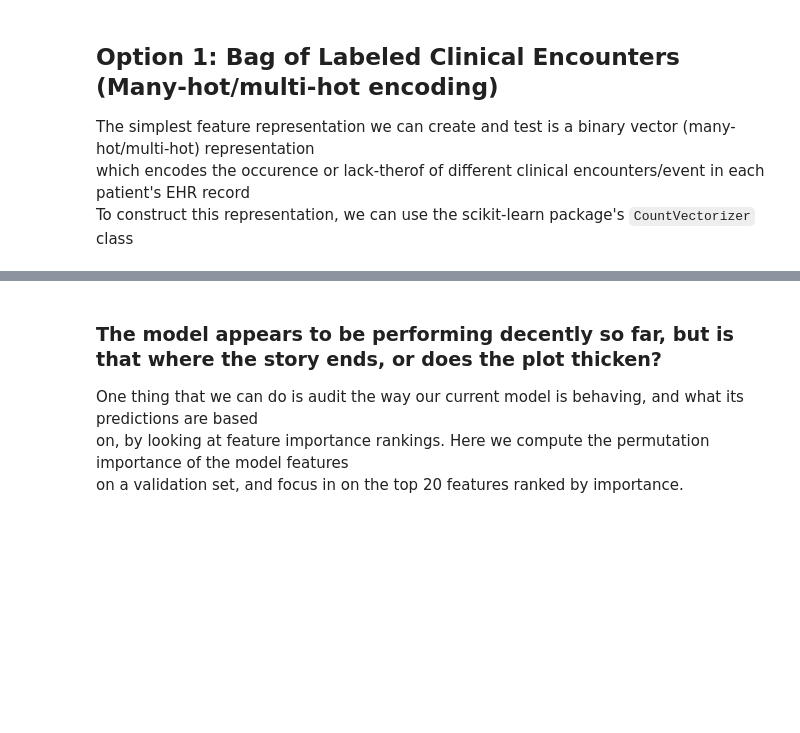
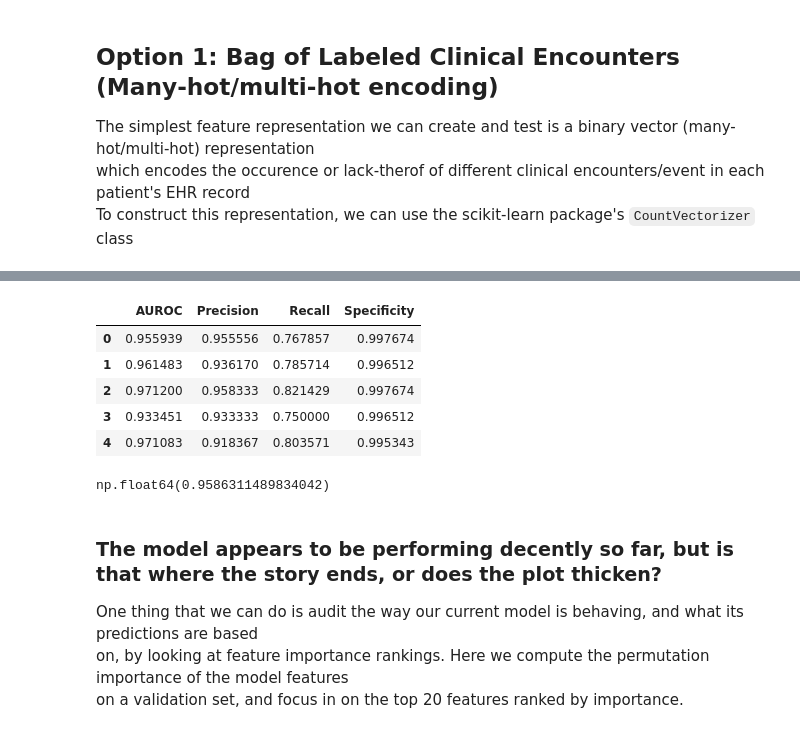
Before and after one commit to expmed/DICBWorkshops, a Jupyter notebook: NLPInformedFeatureEngineering.ipynb, the cells around one changed output, grey strips where cells are left out. Saved outputs shown, nothing was run; the diff lists cells and outputs as text; code cells hidden in the pictures; blank space fills up the shorter version.

```diff
--- a/NLPInformedFeatureEngineering.ipynb
+++ b/NLPInformedFeatureEngineering.ipynb
@@ -103,10 +104,10 @@ def get_multihot_vector_representation(condensed_records, vectorizer, train=True
     # now get the multi-hot representation from the vectorizer
     if train:
         # if this is the training set, fit before transforming
-        return vectorizer.fit_transform(records_condensed['EVENT_TOKEN'])
+        return vectorizer.fit_transform(condensed_records['EVENT_TOKEN'])
     else:
         #otherwise, just transform
-        return vectorizer.transform(records_condensed['EVENT_TOKEN'])
+        return vectorizer.transform(condensed_records['EVENT_TOKEN'])
 # %%
 # function to add patient ages to a given dataframe, and compute age bins from those ages
 def get_aged_patient_data(events_df, patients_df, bin_width=5, date_col='DATE_SIMPLE'):
@@ -188,8 +206,8 @@ def get_percentile_ranked_observations(observations_df, observation_distribution
 # %%
 def train_and_evaluate_classifier_kfold(clf, X, y, k=5):
     metrics = []
-    kfold = StratifiedKFold(n_splits=k)
-    for i, (train_index, test_index) in tqdm(enumerate(kfold.split(X, y), total=k, position=0, leave=True)):
+    kfold = StratifiedKFold(n_splits=k, random_state=913, shuffle=True)
+    for i, (train_index, test_index) in tqdm(enumerate(kfold.split(X, y)), total=k, position=0, leave=True):
         train_x, train_y = X[train_index], y[train_index]
         test_x, test_y = X[test_index], y[test_index]
         # fit the model on the training fold
@@ -450,3 +378,16 @@ pd.DataFrame(metrics)
+# %%
+results
+# %% [output]
+|  | AUROC | Precision | Recall | Specificity |
+| 0 | 0.955939 | 0.955556 | 0.767857 | 0.997674 |
+| 1 | 0.961483 | 0.936170 | 0.785714 | 0.996512 |
+| 2 | 0.971200 | 0.958333 | 0.821429 | 0.997674 |
+| 3 | 0.933451 | 0.933333 | 0.750000 | 0.996512 |
+| 4 | 0.971083 | 0.918367 | 0.803571 | 0.995343 |
+# %%
+results['AUROC'].mean()
+# %% [output]
+np.float64(0.9586311489834042)
 # %% [markdown]
 ### The model appears to be performing decently so far, but is that where the story ends, or does the plot thicken?
 One thing that we can do is audit the way our current model is behaving, and what its predictions are based \
```
Also changed, not shown: parts of 52 cells of this notebook.
